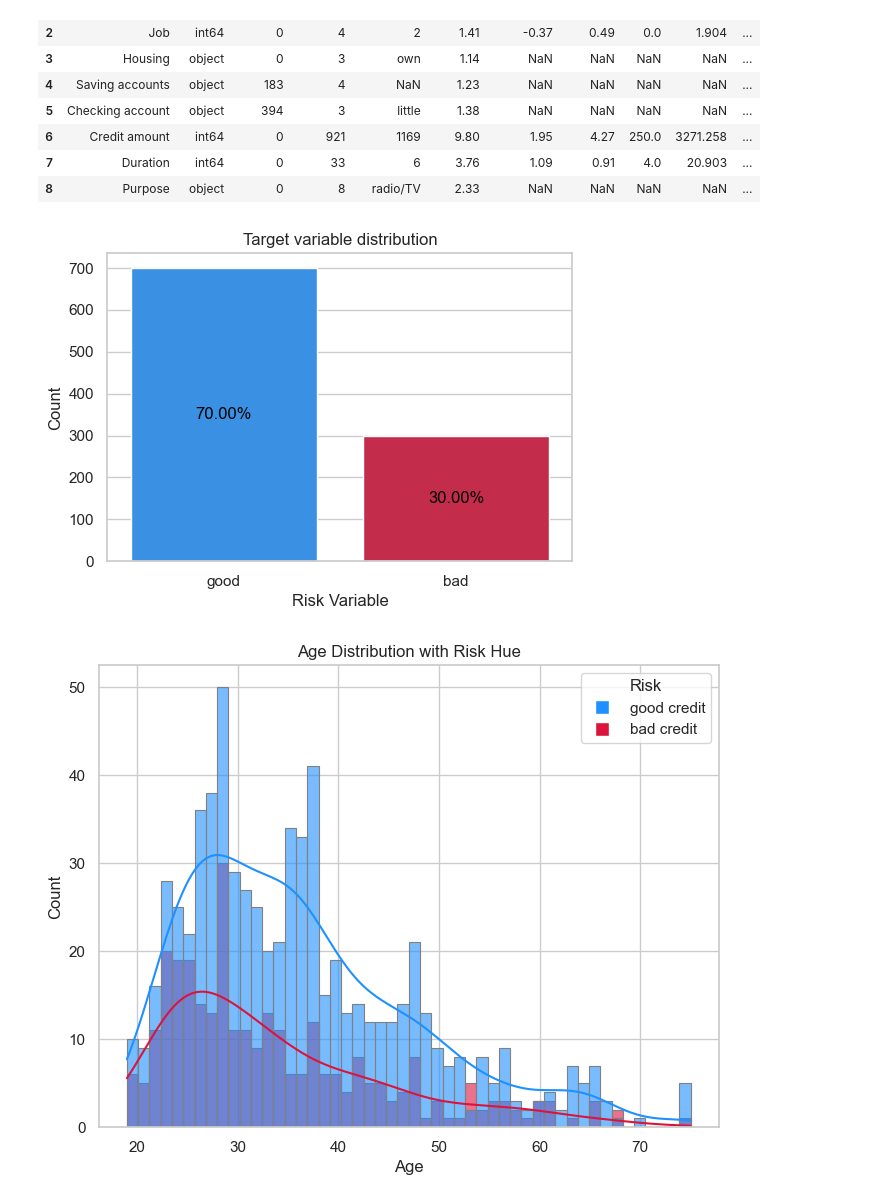
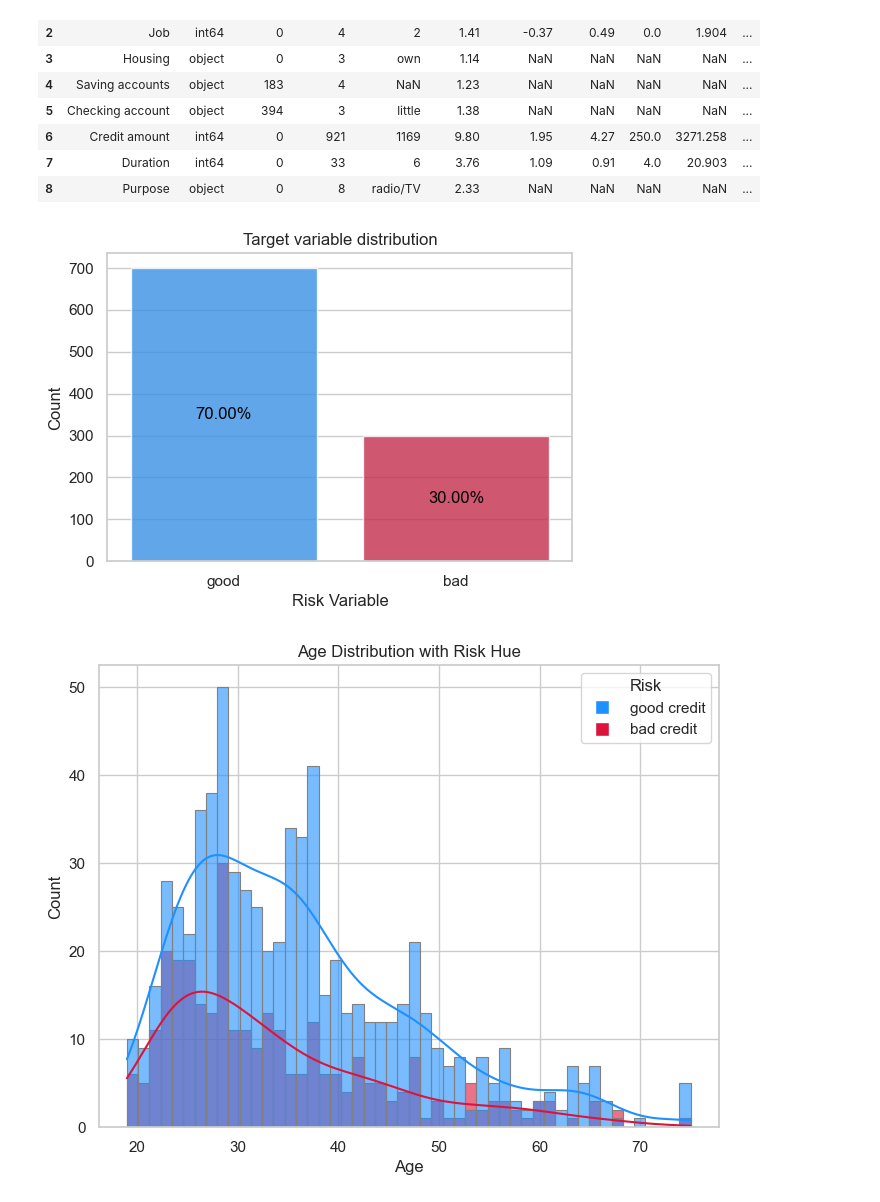
Before and after one commit to trevsauer/ADS-505_Final_Project_Team4, a Jupyter notebook: German_Credit_Risk_EDA.ipynb, the cells around one changed output. Saved outputs shown, nothing was run; the diff lists cells and outputs as text; code cells hidden in the pictures.

```diff
--- a/German_Credit_Risk_EDA.ipynb
+++ b/German_Credit_Risk_EDA.ipynb
@@ -82,27 +82,27 @@ Dataset Shape: (1000, 9)
 # %%
 # Calculate the counts for 'good' and 'bad' credit
 counts = df['Risk'].value_counts()
 
 # Calculate the percentages
 total_count = counts.sum()
 percentages = (counts / total_count) * 100
 
 # Create a bar chart with percentages in the center of each bar using Seaborn
 plt.figure(figsize=(6, 4))
 sns.set(style="whitegrid")
-ax = sns.barplot(x=counts.index, y=counts.values, palette=['dodgerblue', 'crimson'])
+ax = sns.barplot(x=counts.index, y=counts.values, palette=['dodgerblue', 'crimson'], alpha=0.8)
 plt.xlabel('Risk Variable')
 plt.ylabel('Count')
 plt.title('Target variable distribution')
 
 # Add percentages at the center of each bar
 for bar, percentage in zip(ax.patches, percentages):
     plt.text(bar.get_x() + bar.get_width() / 2, bar.get_height() / 2, f'{percentage:.2f}%',
              ha='center', va='center', fontsize=12, color='black')
 
 plt.show()
 # %% [output]
-[figure, old version]
+[figure, new version]
 # %%
 # Create a histogram with 'Age' column and 'Risk' as the hue
 plt.figure(figsize=(8, 6))
```
Also changed, not shown: parts of 1 cell of this notebook.
